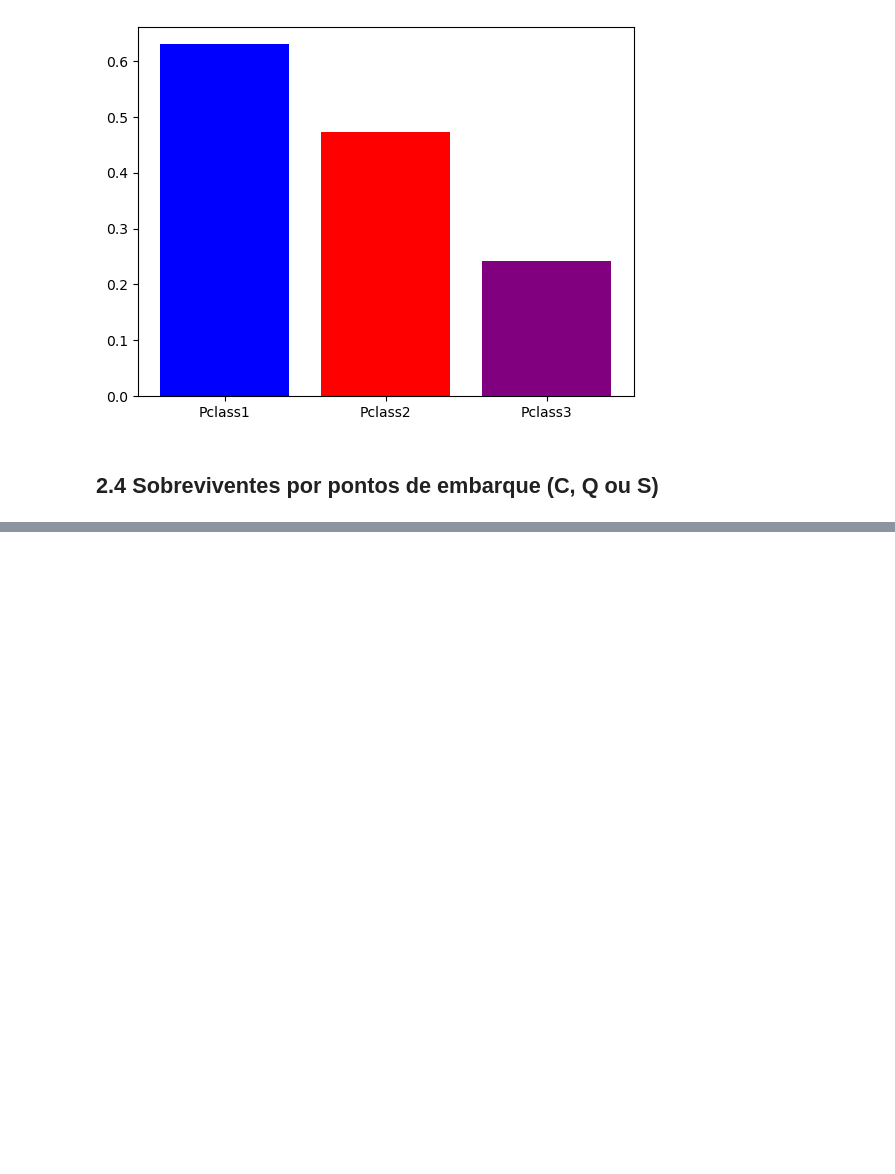
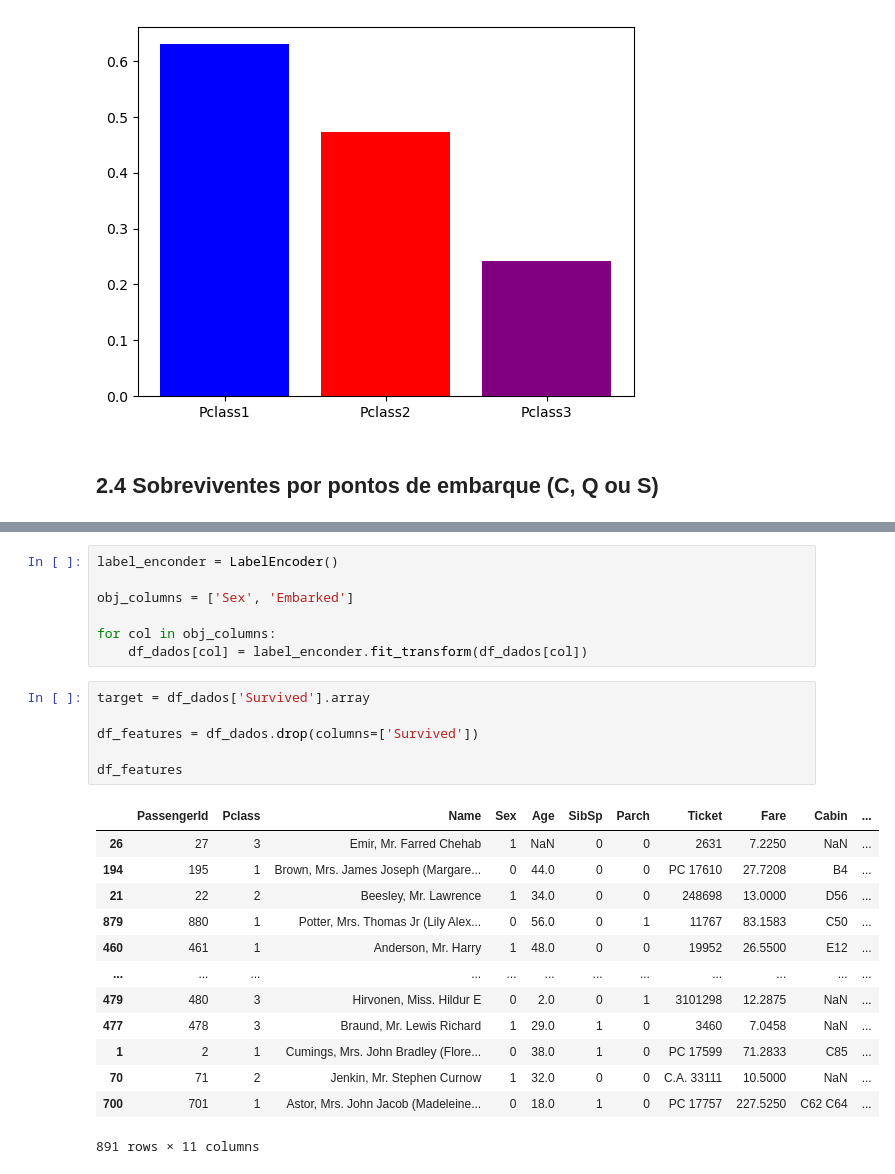
Before and after one commit to wendeljuliao/Titanic-Problem, a Jupyter notebook: TitanicProblem.ipynb, the cells around one changed output, grey strips where cells are left out. Saved outputs shown, nothing was run; the diff lists cells and outputs as text; blank space fills up the shorter version.

```diff
--- a/TitanicProblem.ipynb
+++ b/TitanicProblem.ipynb
@@ -112,0 +189,27 @@ plt.show()
+# %%
+label_enconder = LabelEncoder()
+
+obj_columns = ['Sex', 'Embarked']
+
+for col in obj_columns:
+    df_dados[col] = label_enconder.fit_transform(df_dados[col])
+# %%
+target = df_dados['Survived'].array
+
+df_features = df_dados.drop(columns=['Survived'])
+
+df_features
+# %% [output]
+|  | PassengerId | Pclass | Name | Sex | Age | SibSp | Parch | Ticket | Fare | Cabin | ... |
+| 26 | 27 | 3 | Emir, Mr. Farred Chehab | 1 | NaN | 0 | 0 | 2631 | 7.2250 | NaN | ... |
+| 194 | 195 | 1 | Brown, Mrs. James Joseph (Margare... | 0 | 44.0 | 0 | 0 | PC 17610 | 27.7208 | B4 | ... |
+| 21 | 22 | 2 | Beesley, Mr. Lawrence | 1 | 34.0 | 0 | 0 | 248698 | 13.0000 | D56 | ... |
+| 879 | 880 | 1 | Potter, Mrs. Thomas Jr (Lily Alex... | 0 | 56.0 | 0 | 1 | 11767 | 83.1583 | C50 | ... |
+| 460 | 461 | 1 | Anderson, Mr. Harry | 1 | 48.0 | 0 | 0 | 19952 | 26.5500 | E12 | ... |
+| ... | ... | ... | ... | ... | ... | ... | ... | ... | ... | ... | ... |
+| 479 | 480 | 3 | Hirvonen, Miss. Hildur E | 0 | 2.0 | 0 | 1 | 3101298 | 12.2875 | NaN | ... |
+| 477 | 478 | 3 | Braund, Mr. Lewis Richard | 1 | 29.0 | 1 | 0 | 3460 | 7.0458 | NaN | ... |
+| 1 | 2 | 1 | Cumings, Mrs. John Bradley (Flore... | 0 | 38.0 | 1 | 0 | PC 17599 | 71.2833 | C85 | ... |
+| 70 | 71 | 2 | Jenkin, Mr. Stephen Curnow | 1 | 32.0 | 0 | 0 | C.A. 33111 | 10.5000 | NaN | ... |
+| 700 | 701 | 1 | Astor, Mrs. John Jacob (Madeleine... | 0 | 18.0 | 1 | 0 | PC 17757 | 227.5250 | C62 C64 | ... |
+891 rows × 11 columns
```
Also changed, not shown: parts of 15 cells of this notebook, 1 other file.
